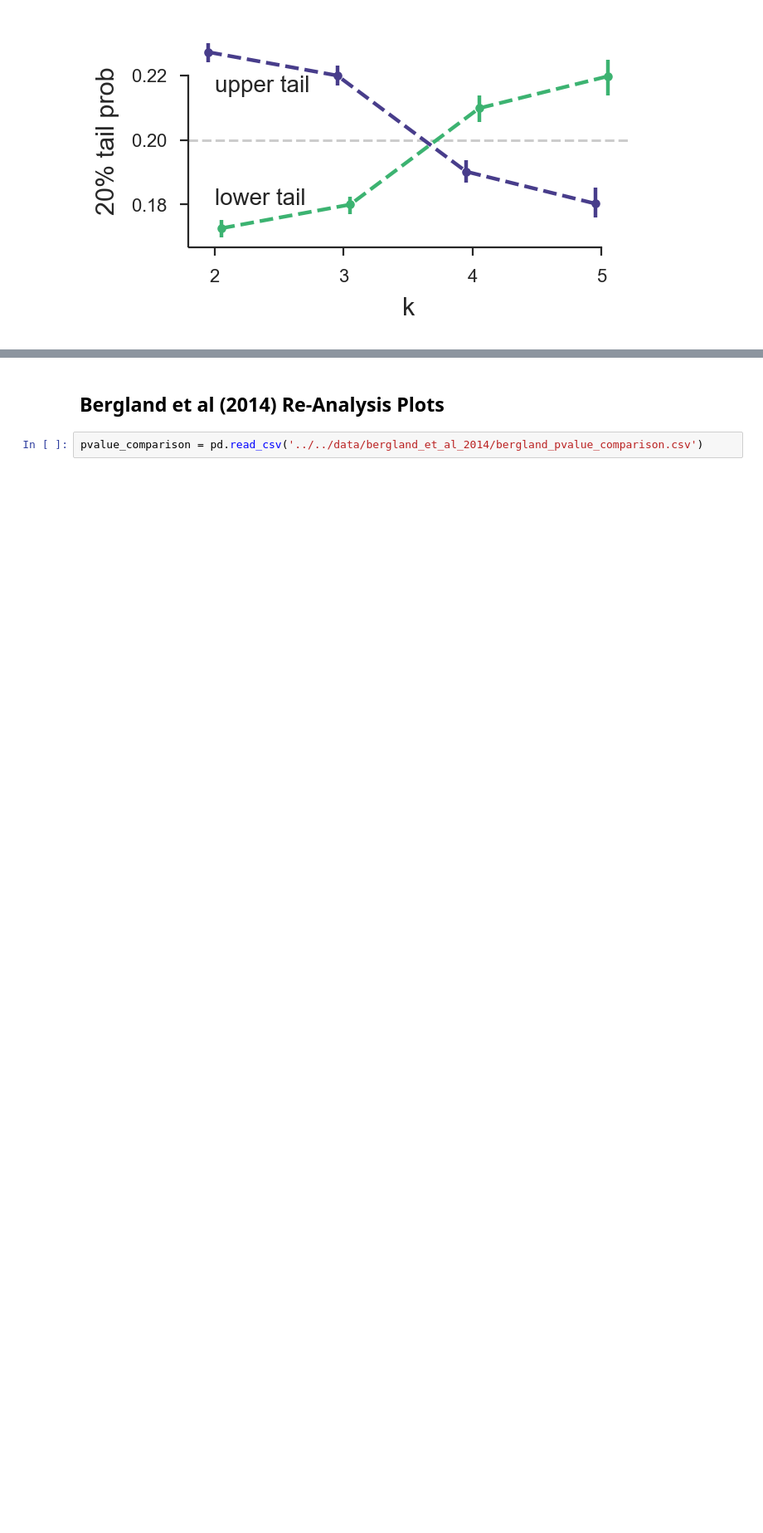
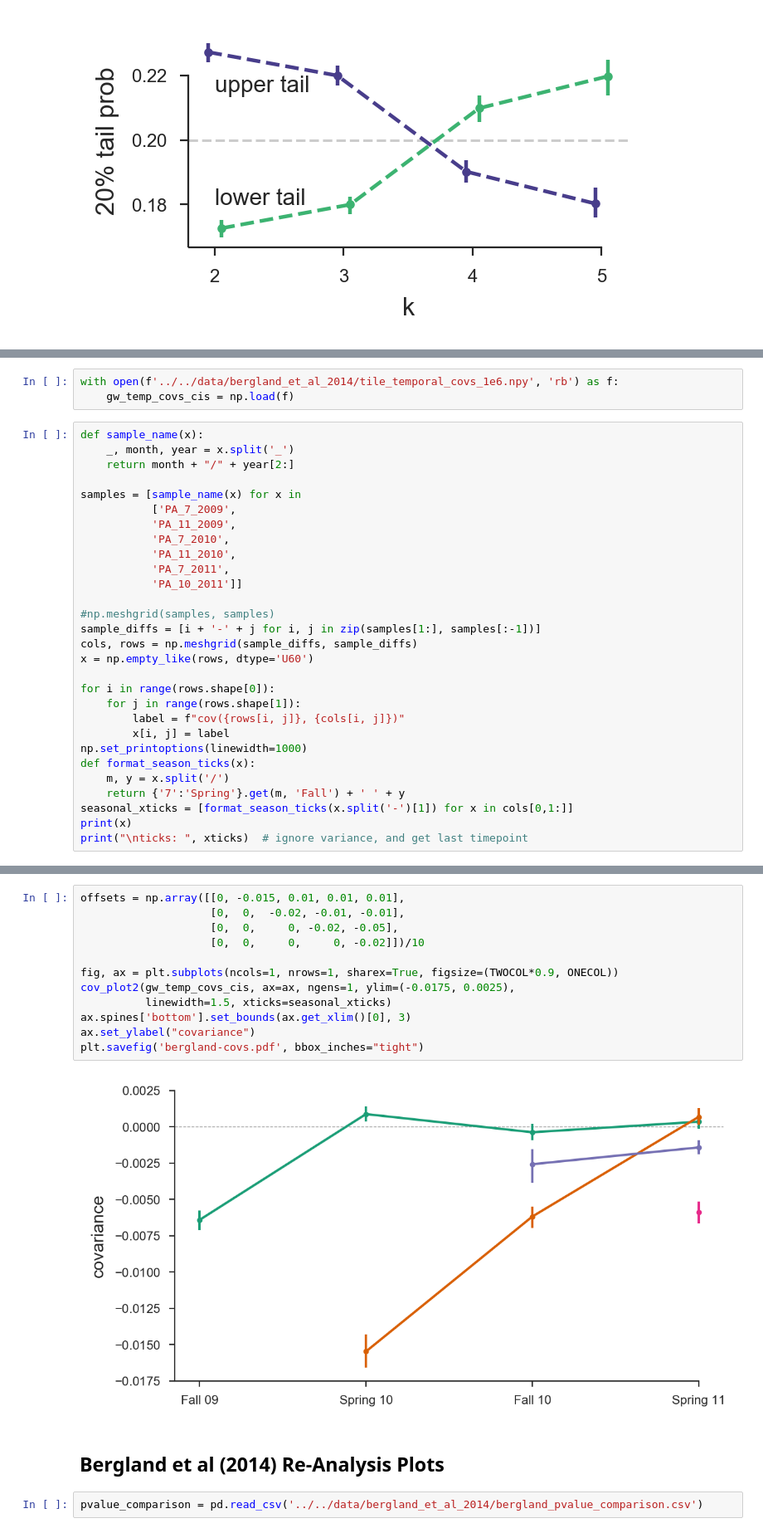
Before and after one commit to vsbuffalo/cvtk, a Jupyter notebook: notebooks/plots/plots.ipynb, the cells around one changed output, grey strips where cells are left out. Shown at 83% size. Saved outputs shown, nothing was run; the diff lists cells and outputs as text; blank space fills up the shorter version.

Commit message:
new plot code, added new figures

```diff
--- a/notebooks/plots/plots.ipynb
+++ b/notebooks/plots/plots.ipynb
@@ -760,0 +764,32 @@ fig.savefig("barghi-tailprobs-seqid-20.pdf")
+# %%
+with open(f'../../data/bergland_et_al_2014/tile_temporal_covs_1e6.npy', 'rb') as f:
+    gw_temp_covs_cis = np.load(f)
+# %%
+def sample_name(x):
+    _, month, year = x.split('_')
+    return month + "/" + year[2:]
+
+samples = [sample_name(x) for x in
+           ['PA_7_2009',
+           'PA_11_2009',
+           'PA_7_2010',
+           'PA_11_2010',
+           'PA_7_2011',
+           'PA_10_2011']]
+
+#np.meshgrid(samples, samples)
+sample_diffs = [i + '-' + j for i, j in zip(samples[1:], samples[:-1])]
+cols, rows = np.meshgrid(sample_diffs, sample_diffs)
+x = np.empty_like(rows, dtype='U60')
+
+for i in range(rows.shape[0]):
+    for j in range(rows.shape[1]):
+        label = f"cov({rows[i, j]}, {cols[i, j]})"
+        x[i, j] = label
+np.set_printoptions(linewidth=1000)
+def format_season_ticks(x):
+    m, y = x.split('/')
+    return {'7':'Spring'}.get(m, 'Fall') + ' ' + y
+seasonal_xticks = [format_season_ticks(x.split('-')[1]) for x in cols[0,1:]]
+print(x)
+print("\nticks: ", xticks)  # ignore variance, and get last timepoint
@@ -761,3 +844,17 @@ fig.savefig("barghi-tailprobs-seqid-20.pdf")
+# %%
+offsets = np.array([[0, -0.015, 0.01, 0.01, 0.01],
+                    [0,  0,  -0.02, -0.01, -0.01],
+                    [0,  0,     0, -0.02, -0.05],
+                    [0,  0,     0,     0, -0.02]])/10
+
+fig, ax = plt.subplots(ncols=1, nrows=1, sharex=True, figsize=(TWOCOL*0.9, ONECOL))
+cov_plot2(gw_temp_covs_cis, ax=ax, ngens=1, ylim=(-0.0175, 0.0025),
+          linewidth=1.5, xticks=seasonal_xticks)
+ax.spines['bottom'].set_bounds(ax.get_xlim()[0], 3)
+ax.set_ylabel("covariance")
+plt.savefig('bergland-covs.pdf', bbox_inches="tight")
+# %% [output]
+[figure, added]
 # %% [markdown]
 ## Bergland et al (2014) Re-Analysis Plots
 # %%
```
Also changed, not shown: parts of 15 cells of this notebook, 12 other files.
